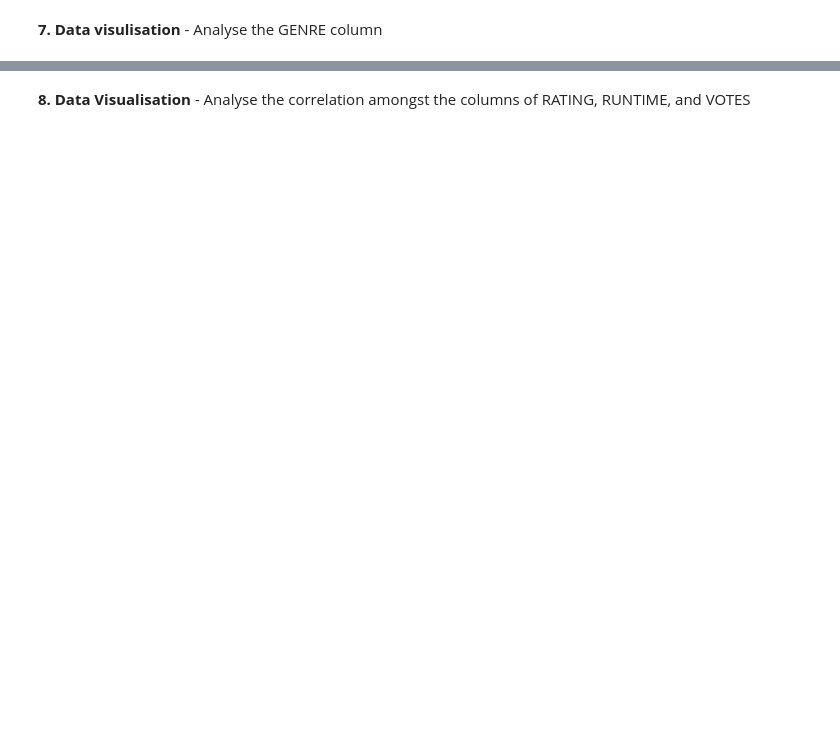
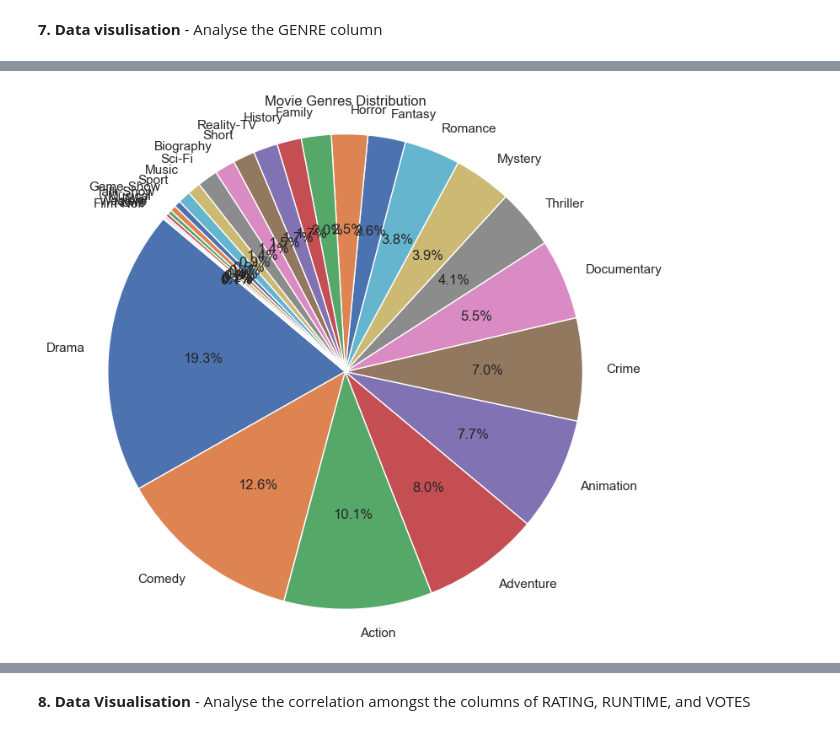
Before and after one commit to ol287/Learning-from-data, a Jupyter notebook: Workshop2.ipynb, the cells around one changed output, grey strips where cells are left out. Saved outputs shown, nothing was run; the diff lists cells and outputs as text; code cells hidden in the pictures; blank space fills up the shorter version.

```diff
--- a/Workshop2.ipynb
+++ b/Workshop2.ipynb
@@ -62,4 +214,13 @@ Upon completion of this workshop session, you will be able to:
 # %%
 # create a pie chart
+genre_data = movies['GENRE']
+plt.figure(figsize=(8, 8))
+plt.pie(genre_counts.values, labels=genre_counts.index, autopct='%1.1f%%', startangle=140)
+plt.title('Movie Genres Distribution')
+plt.axis('equal')
+
+plt.show()
+# %% [output]
+[figure, added]
 # %%
 # create a pie chart for top-10 genres
```
Also changed, not shown: parts of 49 cells of this notebook.
